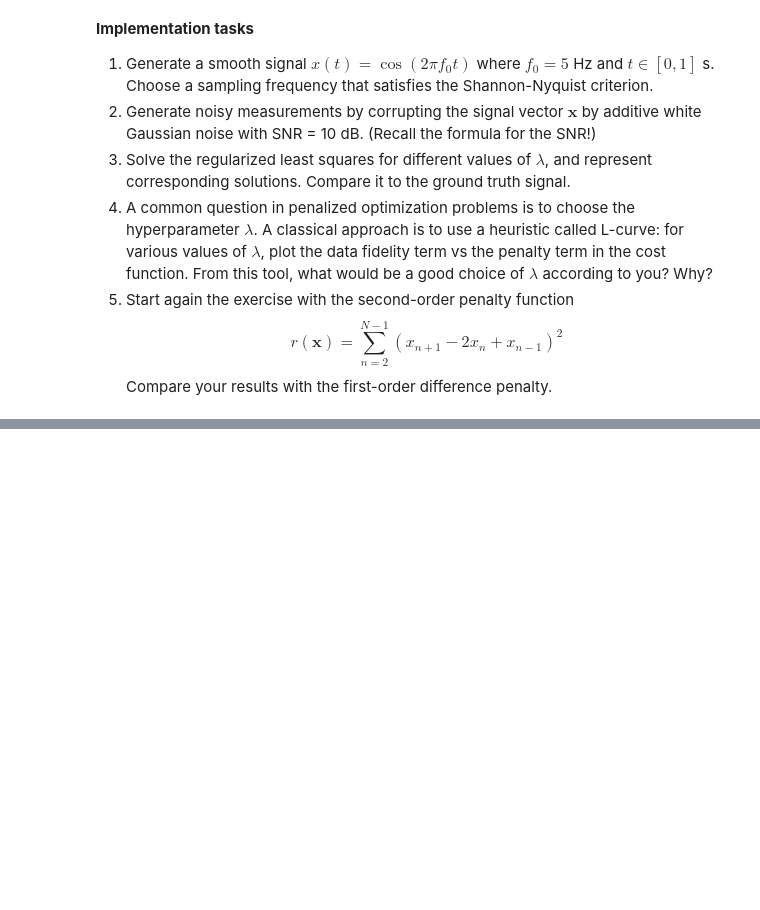
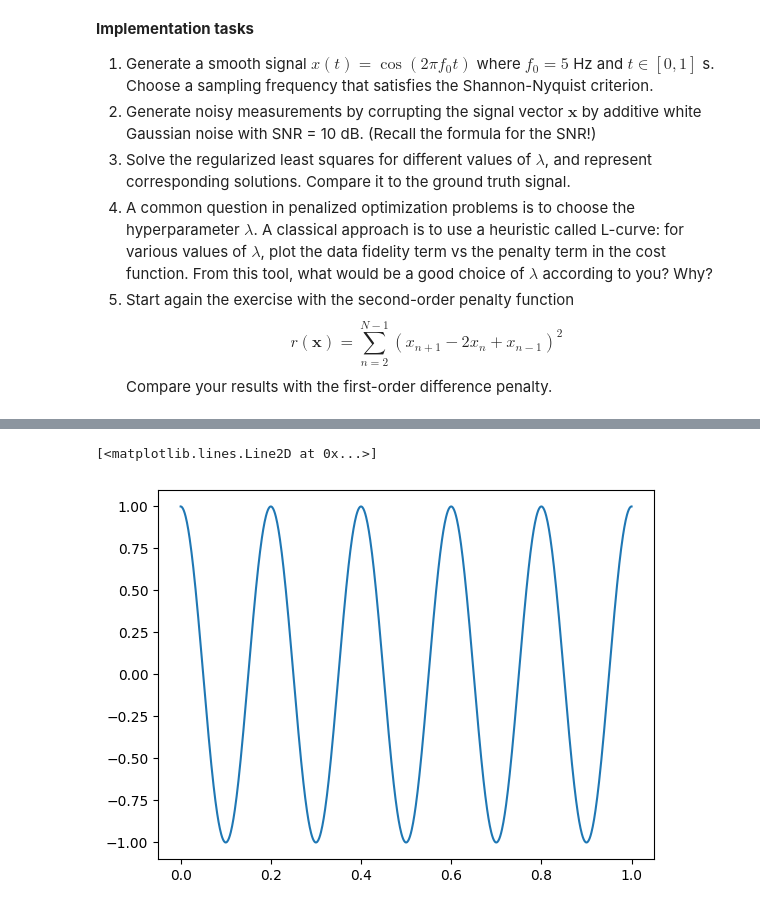
Before and after one commit to LouisVerhegge/TDtest, a Jupyter notebook: labs/LW1.ipynb, the cells around one changed output, grey strips where cells are left out. Saved outputs shown, nothing was run; the diff lists cells and outputs as text; code cells hidden in the pictures; blank space fills up the shorter version.

```diff
--- a/labs/LW1.ipynb
+++ b/labs/LW1.ipynb
@@ -152,3 +203,11 @@ Compare your results with the first-order difference penalty.
+# %%
+# Question 2:
+noise= 10**(-10)*np.random.normal(0,1,1000)
+y=x+noise
+plt.plot(t,y)
+# %% [output]
+[<matplotlib.lines.Line2D at 0x...>]
+[figure, added]
 # %%
 # question 3:
 # %%
```
Also changed, not shown: parts of 6 cells of this notebook.
